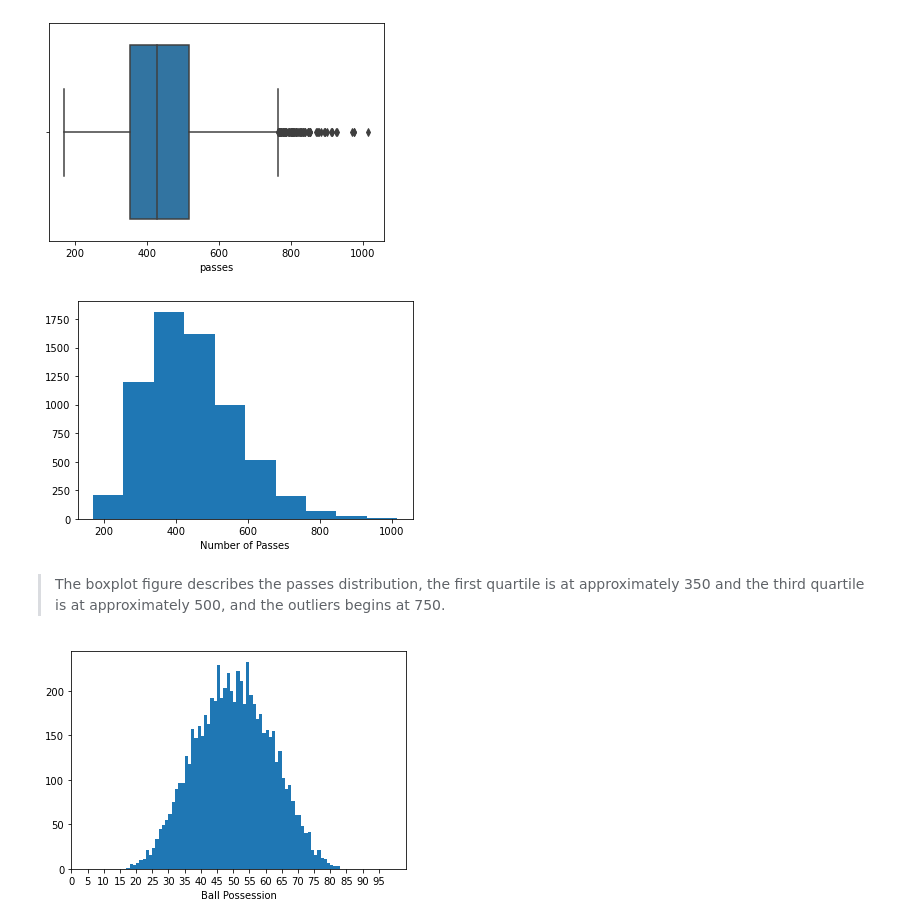
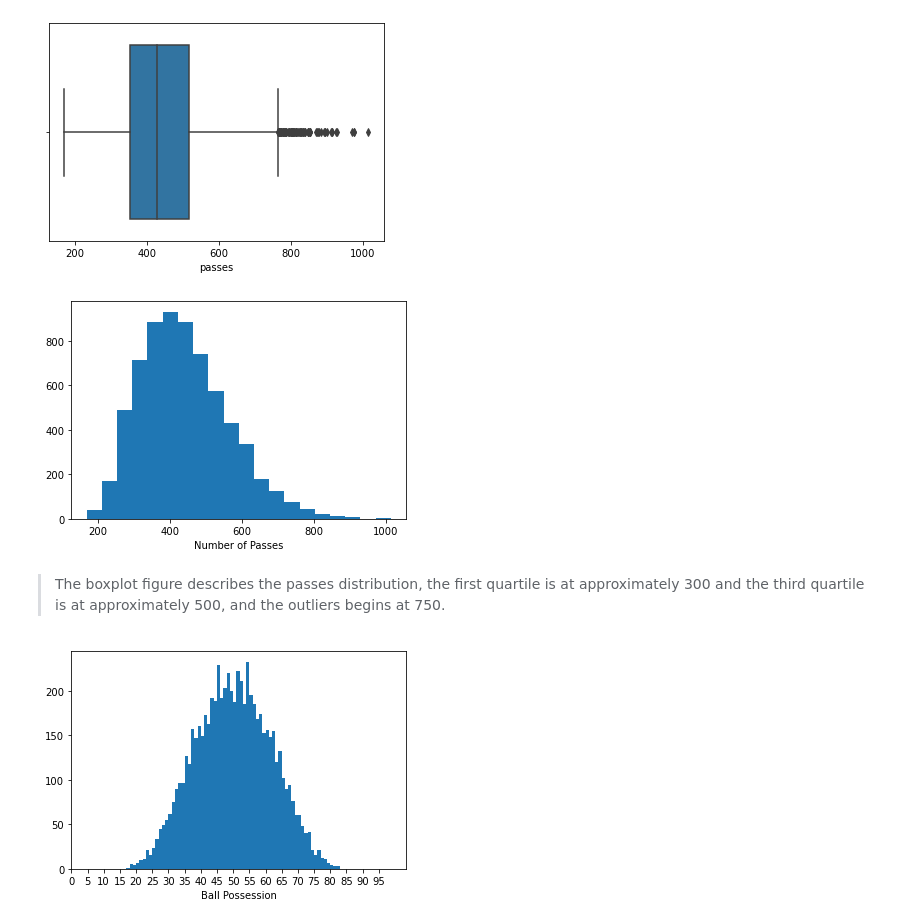
Before and after one commit to Onsymers/Premier-League-Data-Analysis, a Jupyter notebook: Data_exploration.ipynb, the cells around one changed output. Saved outputs shown, nothing was run; the diff lists cells and outputs as text; code cells hidden in the pictures.

```diff
--- a/Data_exploration.ipynb
+++ b/Data_exploration.ipynb
@@ -247,12 +247,12 @@ sb.boxplot(data=df_mod, x='passes');
 [figure]
 # %%
 # Histogram for number of passes in the match for each team.
-plt.hist(data=df_mod, x='passes');
+plt.hist(data=df_mod, x='passes', bins =20);
 plt.xlabel('Number of Passes');
 # %% [output]
-[figure, old version]
+[figure, new version]
 # %% [markdown]
-> The boxplot figure describes the passes distribution, the first quartile is at approximately 350 and the third quartile is at approximately 500, and the outliers begins at 750.
+> The boxplot figure describes the passes distribution, the first quartile is at approximately 300 and the third quartile is at approximately 500, and the outliers begins at 750.
 # %%
 # Histogram for number of ball possession in the match for each team.
 bins = np.arange(10, 100,1)
```
Also changed, not shown: parts of 10 cells of this notebook, 4 other files.
